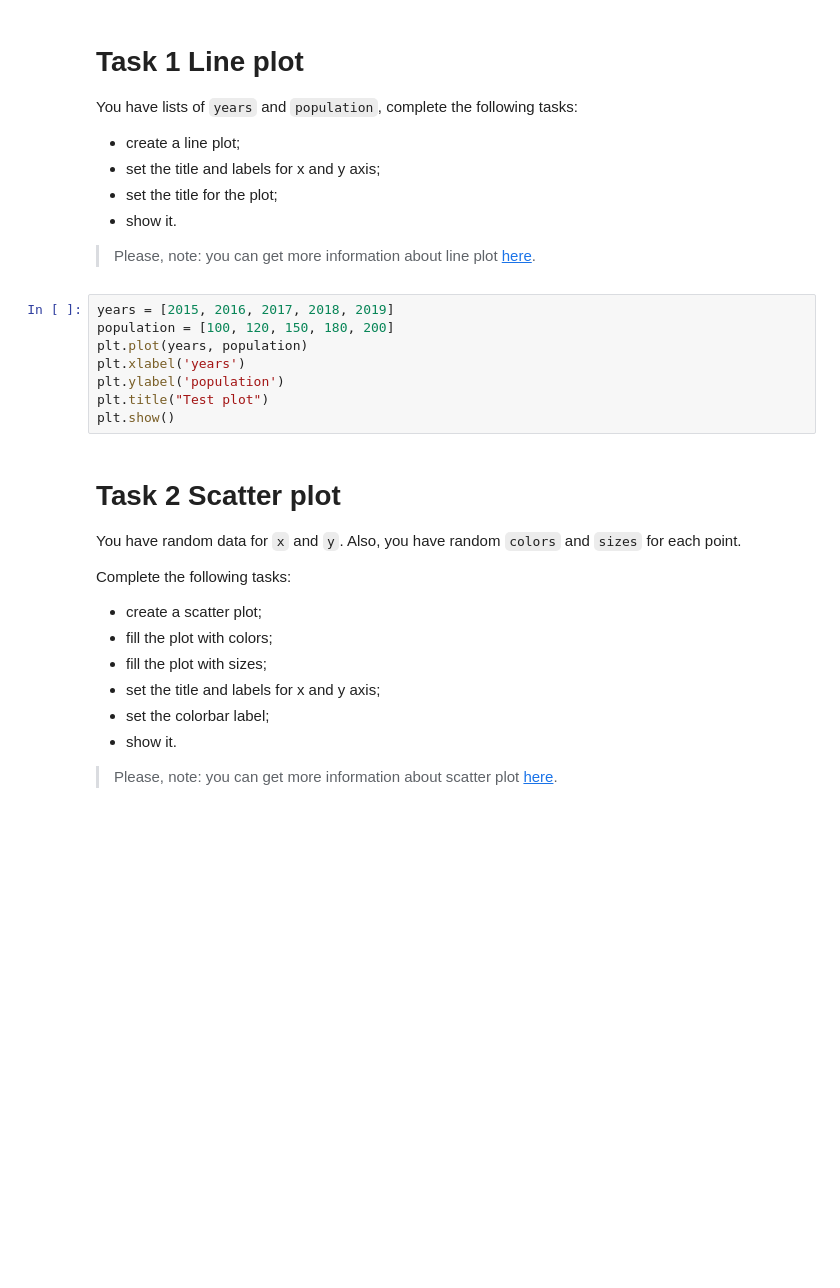
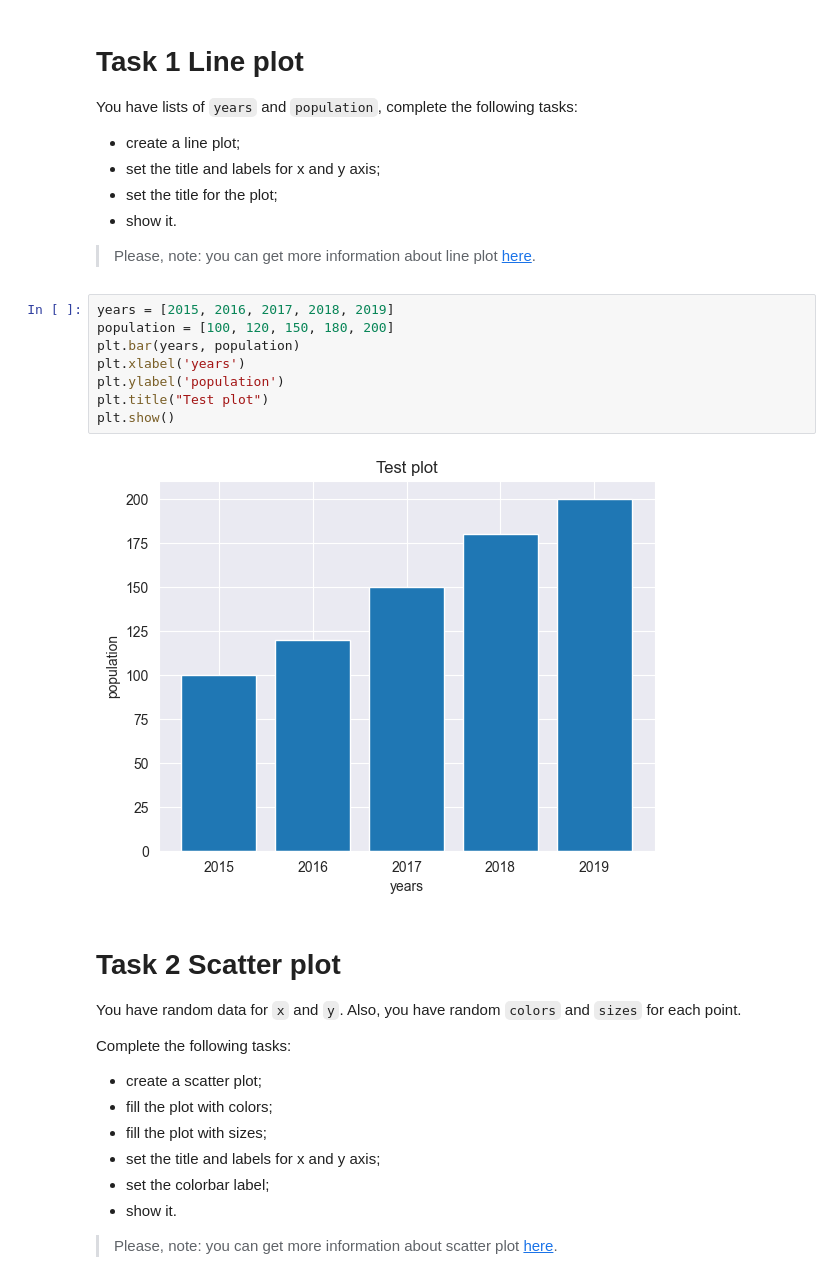
Before and after one commit to mate-academy/py-matplotlib, a Jupyter notebook: app/matplotlib.ipynb, the cells around one changed output. Cells and saved outputs as stored; diff of their text form; blank space fills up the shorter version.

```diff
--- a/app/matplotlib.ipynb
+++ b/app/matplotlib.ipynb
@@ -19,11 +19,13 @@ You have lists of `years` and `population`, complete the following tasks:
 # %%
 years = [2015, 2016, 2017, 2018, 2019]
 population = [100, 120, 150, 180, 200]
-plt.plot(years, population)
+plt.bar(years, population)
 plt.xlabel('years')
 plt.ylabel('population')
 plt.title("Test plot")
 plt.show()
+# %% [output]
+[figure, added]
 # %% [markdown]
 # Task 2 Scatter plot
 
```
Also changed, not shown: parts of 13 cells of this notebook.
